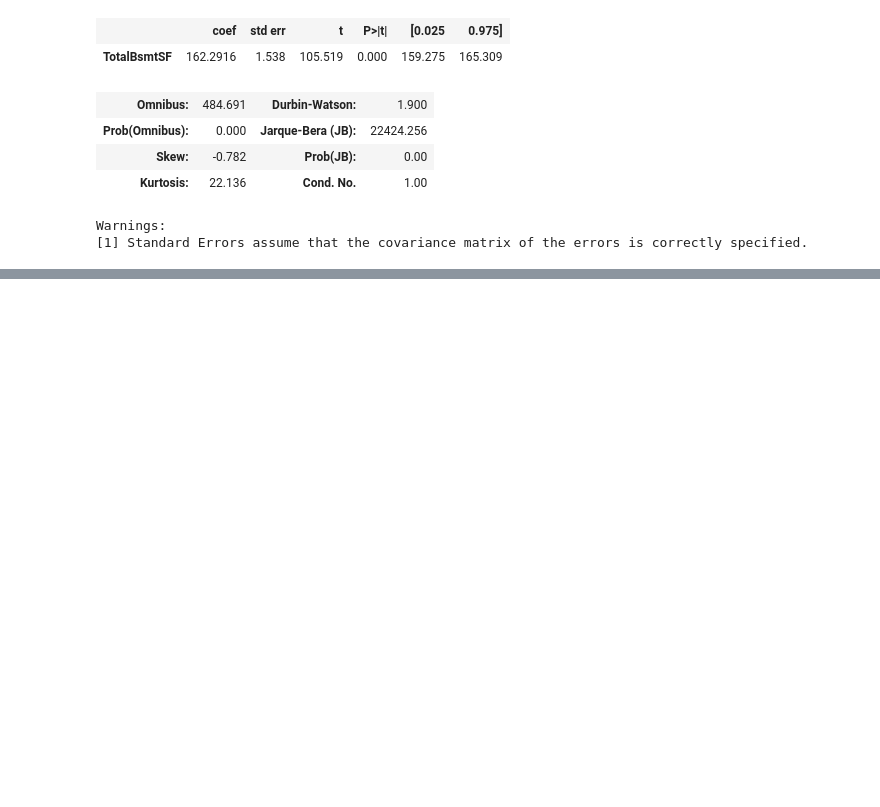
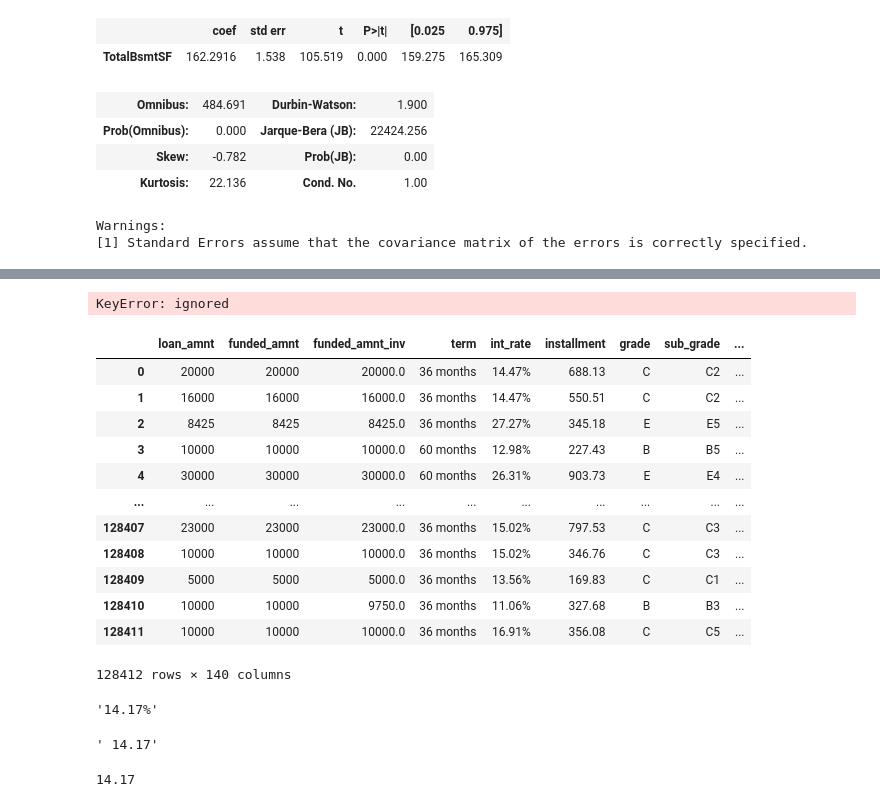
Before and after one commit to ak371/ArnoldC, a Jupyter notebook: 2.ipynb, the cells around one changed output, grey strips where cells are left out. Cells and saved outputs as stored; diff of their text form; code cells hidden in the pictures; blank space fills up the shorter version.

```diff
--- a/2.ipynb
+++ b/2.ipynb
@@ -224,0 +240,5 @@ bg
+# %%
+df = pd.read_csv('LoanStats_2018Q4.csv',skiprows=1,skipfooter=2,engine='python')
+
+print(df.shape)
+df.head()
@@ -224,0 +276,21 @@ bg
+# %%
+df = df.drop(['url', 'member_id', 'desc', 'id'], axis=1)
+print(df.shape)
+# %% [output]
+KeyError: ignored
+# %%
+df
+# %% [output]
+|  | loan_amnt | funded_amnt | funded_amnt_inv | term | int_rate | installment | grade | sub_grade | ... |
+| 0 | 20000 | 20000 | 20000.0 | 36 months | 14.47% | 688.13 | C | C2 | ... |
+| 1 | 16000 | 16000 | 16000.0 | 36 months | 14.47% | 550.51 | C | C2 | ... |
+| 2 | 8425 | 8425 | 8425.0 | 36 months | 27.27% | 345.18 | E | E5 | ... |
+| 3 | 10000 | 10000 | 10000.0 | 60 months | 12.98% | 227.43 | B | B5 | ... |
+| 4 | 30000 | 30000 | 30000.0 | 60 months | 26.31% | 903.73 | E | E4 | ... |
+| ... | ... | ... | ... | ... | ... | ... | ... | ... | ... |
+| 128407 | 23000 | 23000 | 23000.0 | 36 months | 15.02% | 797.53 | C | C3 | ... |
+| 128408 | 10000 | 10000 | 10000.0 | 36 months | 15.02% | 346.76 | C | C3 | ... |
+| 128409 | 5000 | 5000 | 5000.0 | 36 months | 13.56% | 169.83 | C | C1 | ... |
+| 128410 | 10000 | 10000 | 9750.0 | 36 months | 11.06% | 327.68 | B | B3 | ... |
+| 128411 | 10000 | 10000 | 10000.0 | 36 months | 16.91% | 356.08 | C | C5 | ... |
+128412 rows × 140 columns
@@ -224,0 +299,8 @@ bg
+# %%
+int_rate.strip()
+# %% [output]
+'14.17%'
+# %%
+int_rate.strip('%')
+# %% [output]
+' 14.17'
@@ -224,0 +310,4 @@ bg
+# %%
+int_rate_to_float(int_rate)
+# %% [output]
+14.17
```
Also changed, not shown: parts of 44 cells of this notebook.
